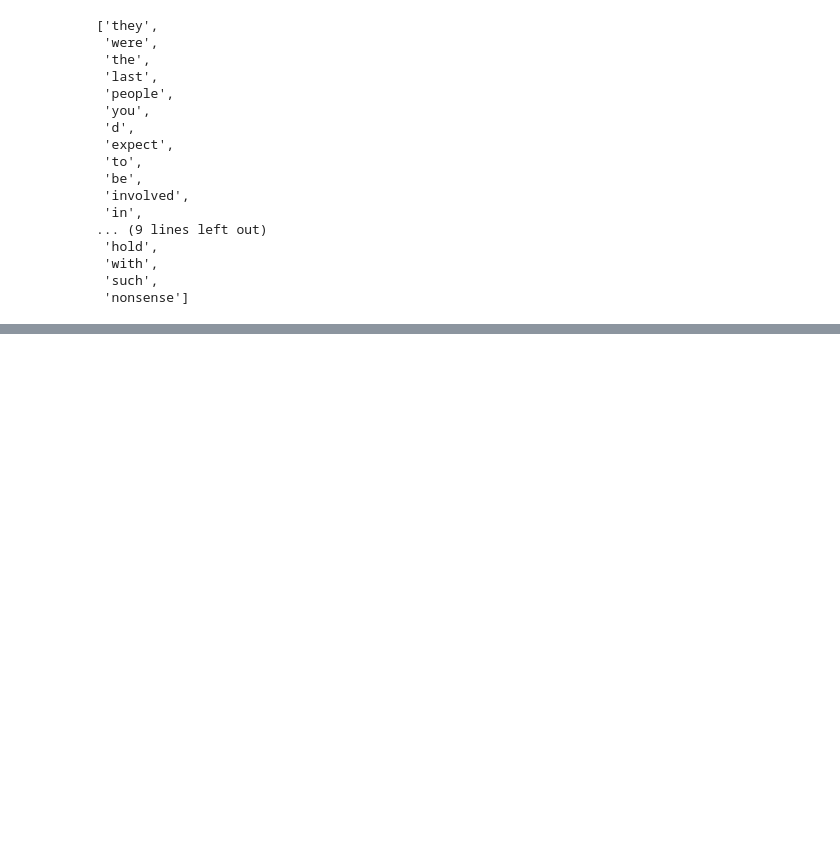
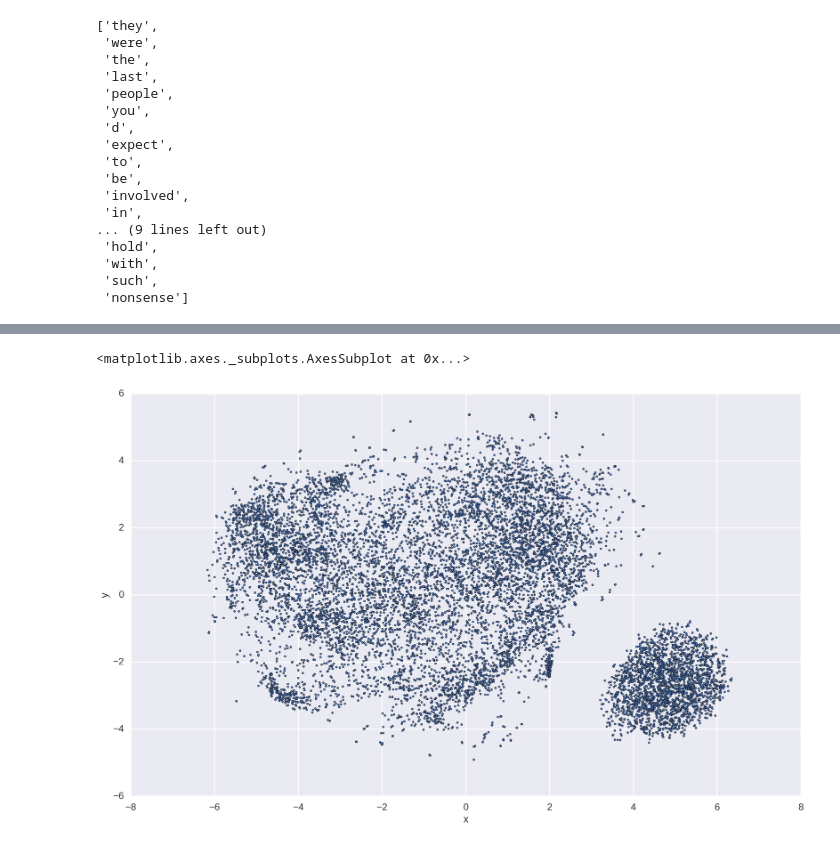
Before and after one commit to khushmeeet/potter-nlp, a Jupyter notebook: potter2vec.ipynb, the cells around one changed output, grey strips where cells are left out. Cells and saved outputs as stored; diff of their text form; code cells hidden in the pictures; blank space fills up the shorter version.

Commit message:
completed word2vec training

```diff
--- a/potter2vec.ipynb
+++ b/potter2vec.ipynb
@@ -92,0 +181,17 @@ KeyboardInterrupt:
+# %%
+tsne = TSNE(n_components=2, random_state=0)
+# %%
+all_word_vectors_matrix = potter2vec.wv.syn0
+# %%
+all_word_vectors_matrix_2d = tsne.fit_transform(all_word_vectors_matrix)
+# %%
+points = pd.DataFrame(
+    [
+        (word, coords[0], coords[1])
+        for word, coords in [
+            (word, all_word_vectors_matrix_2d[potter2vec.wv.vocab[word].index])
+            for word in potter2vec.wv.vocab
+        ]
+    ],
+    columns=["word", "x", "y"]
+)
@@ -92,0 +212,6 @@ KeyboardInterrupt:
+# %%
+sns.set_context("poster")
+points.plot.scatter("x", "y", s=10, figsize=(20, 12))
+# %% [output]
+<matplotlib.axes._subplots.AxesSubplot at 0x...>
+[figure, added]
```
Also changed, not shown: parts of 18 cells of this notebook.
